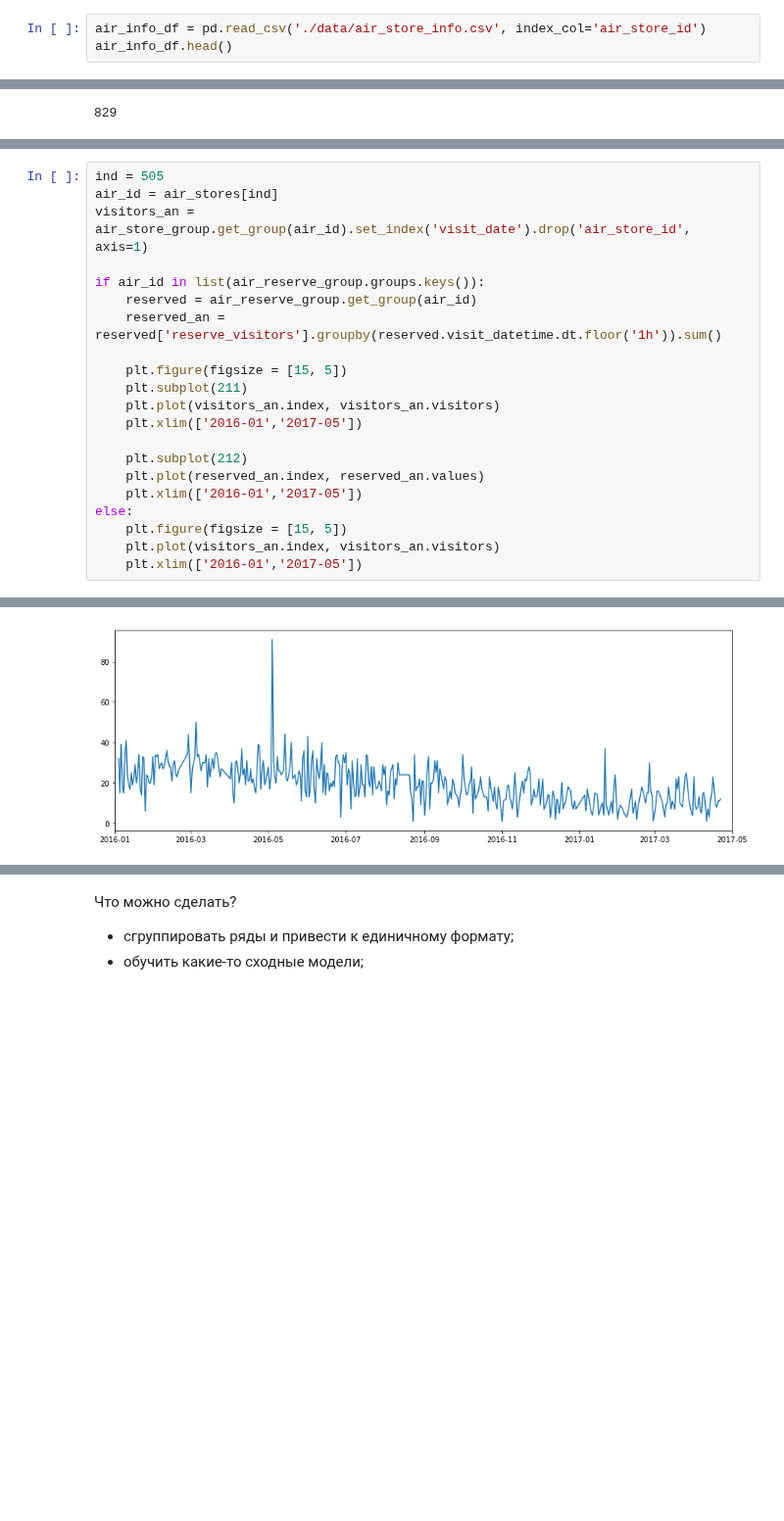
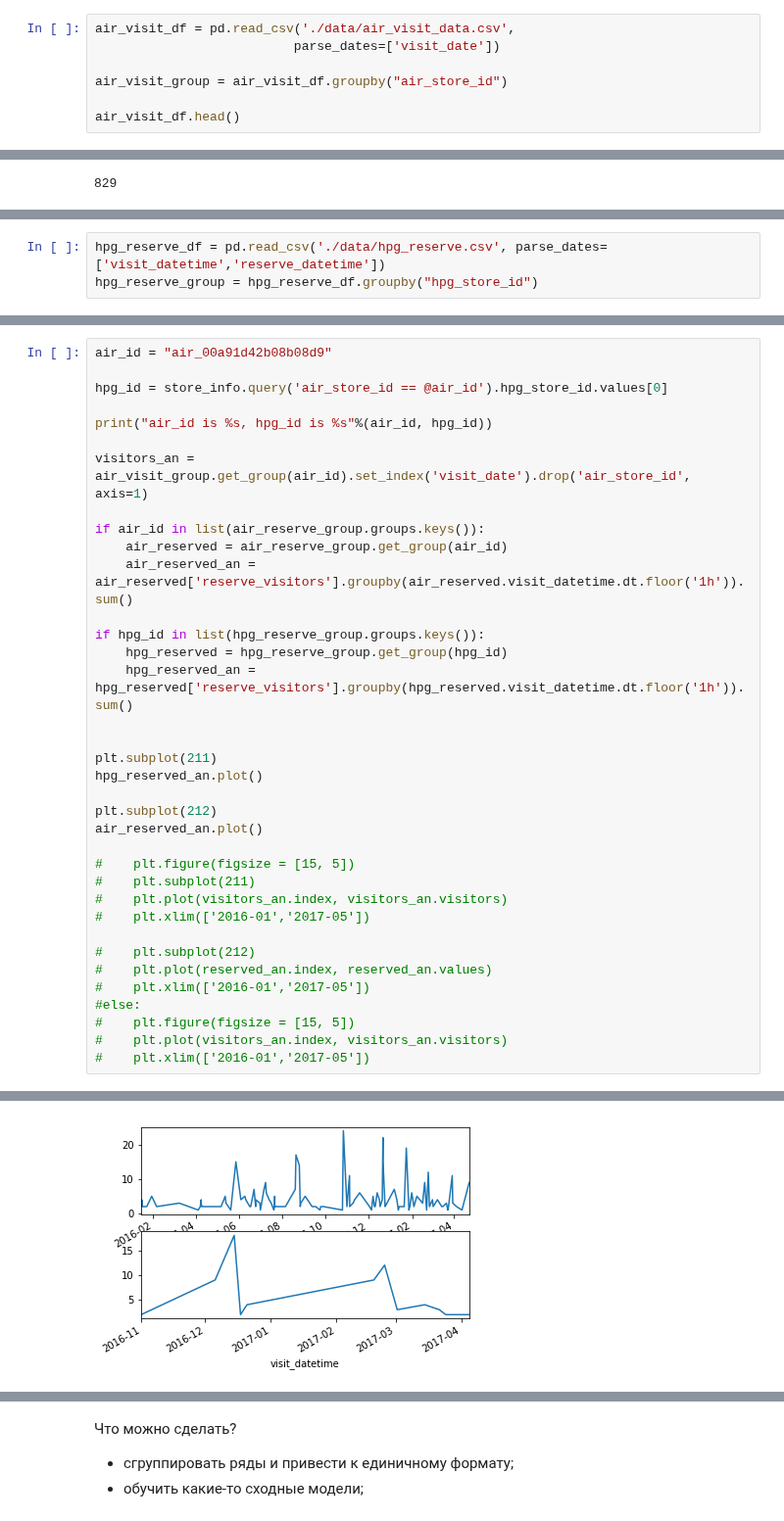
Before and after one commit to PhySci/Recruit-Restaurant-Visitor, a Jupyter notebook: take_a_look.ipynb, the cells around one changed output, grey strips where cells are left out. Shown at 98% size. Saved outputs shown, nothing was run; the diff lists cells and outputs as text; blank space fills up the shorter version.

```diff
--- a/take_a_look.ipynb
+++ b/take_a_look.ipynb
@@ -103,6 +127,10 @@ air_reserve_df.head()
 | 3 | air_877f79706adbfb06 | 2016-01-01 20:00:00 | 2016-01-01 16:00:00 | 2 |
 | 4 | air_db80363d35f10926 | 2016-01-01 20:00:00 | 2016-01-01 01:00:00 | 5 |
 # %%
-air_info_df = pd.read_csv('./data/air_store_info.csv', index_col='air_store_id')
-air_info_df.head()
+air_visit_df = pd.read_csv('./data/air_visit_data.csv',
+                          parse_dates=['visit_date'])
+
+air_visit_group = air_visit_df.groupby("air_store_id")
+
+air_visit_df.head()
 # %% [output]
@@ -136 +149,4 @@ air_reserve_group = air_reserve_df.groupby("air_store_id")
+# %%
+hpg_reserve_df = pd.read_csv('./data/hpg_reserve.csv', parse_dates=['visit_datetime','reserve_datetime'])
+hpg_reserve_group = hpg_reserve_df.groupby("hpg_store_id")
 # %%
@@ -138,22 +154,37 @@ air_stores = list(air_store_group.groups.keys())
 # %%
-ind = 505
-air_id = air_stores[ind]
-visitors_an = air_store_group.get_group(air_id).set_index('visit_date').drop('air_store_id', axis=1)
+air_id = "air_00a91d42b08b08d9"
+
+hpg_id = store_info.query('air_store_id == @air_id').hpg_store_id.values[0]
+
+print("air_id is %s, hpg_id is %s"%(air_id, hpg_id))
+
+visitors_an = air_visit_group.get_group(air_id).set_index('visit_date').drop('air_store_id', axis=1)
 
 if air_id in list(air_reserve_group.groups.keys()):
-    reserved = air_reserve_group.get_group(air_id)
-    reserved_an = reserved['reserve_visitors'].groupby(reserved.visit_datetime.dt.floor('1h')).sum()
+    air_reserved = air_reserve_group.get_group(air_id)
+    air_reserved_an = air_reserved['reserve_visitors'].groupby(air_reserved.visit_datetime.dt.floor('1h')).sum()
 
-    plt.figure(figsize = [15, 5])
-    plt.subplot(211)
-    plt.plot(visitors_an.index, visitors_an.visitors)
-    plt.xlim(['2016-01','2017-05'])
+if hpg_id in list(hpg_reserve_group.groups.keys()):
+    hpg_reserved = hpg_reserve_group.get_group(hpg_id)
+    hpg_reserved_an = hpg_reserved['reserve_visitors'].groupby(hpg_reserved.visit_datetime.dt.floor('1h')).sum()
 
-    plt.subplot(212)
-    plt.plot(reserved_an.index, reserved_an.values)
-    plt.xlim(['2016-01','2017-05'])
-else:
-    plt.figure(figsize = [15, 5])
-    plt.plot(visitors_an.index, visitors_an.visitors)
-    plt.xlim(['2016-01','2017-05'])
+
+plt.subplot(211)
+hpg_reserved_an.plot()
+
+plt.subplot(212)
+air_reserved_an.plot()
+
+#    plt.figure(figsize = [15, 5])
+#    plt.subplot(211)
+#    plt.plot(visitors_an.index, visitors_an.visitors)
+#    plt.xlim(['2016-01','2017-05'])
+
+#    plt.subplot(212)
+#    plt.plot(reserved_an.index, reserved_an.values)
+#    plt.xlim(['2016-01','2017-05'])
+#else:
+#    plt.figure(figsize = [15, 5])
+#    plt.plot(visitors_an.index, visitors_an.visitors)
+#    plt.xlim(['2016-01','2017-05'])
 # %% [output]
@@ -160 +193 @@ else:
-[figure, old version]
+[figure, new version]
```
Also changed, not shown: parts of 16 cells of this notebook.
